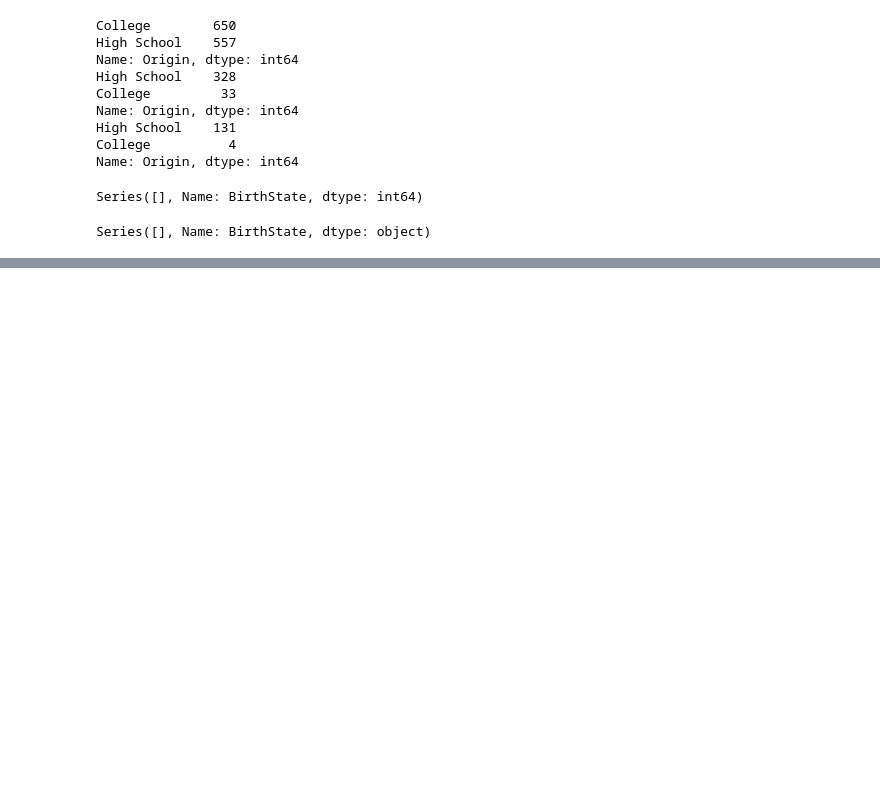
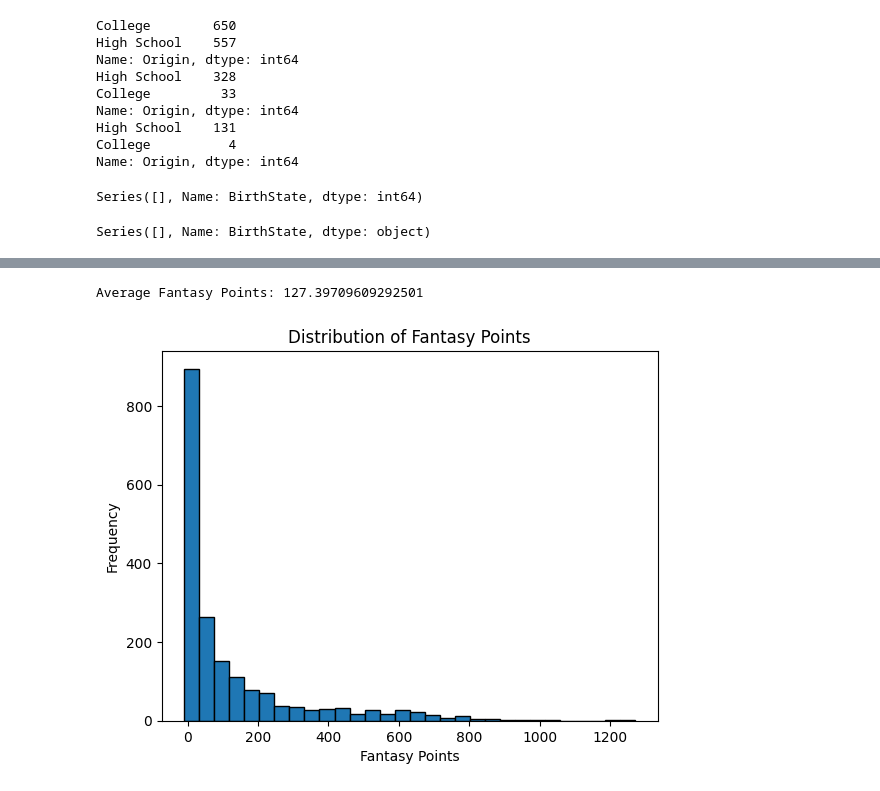
Before and after one commit to avidcyclist/baseball_data, a Jupyter notebook: data/data_playground.ipynb, the cells around one changed output, grey strips where cells are left out. Drawn from its saved outputs; the diff is of its cells as text; code cells hidden in the pictures; blank space fills up the shorter version.

Commit message:
2024 player stats ingested, need to create database and transform it a bit

```diff
--- a/data/data_playground.ipynb
+++ b/data/data_playground.ipynb
@@ -616,0 +641,4 @@ Unique values in BirthCountry: ['Usa' 'Panama' 'Venezuela' 'Puerto Rico' 'Aruba'
+# %%
+player_stats_file_path = os.getenv('PLAYER_STATS_CSV_PATH')
+player_stats = pd.read_csv(player_stats_file_path)
+player_stats.info()
@@ -616,0 +689,17 @@ Unique values in BirthCountry: ['Usa' 'Panama' 'Venezuela' 'Puerto Rico' 'Aruba'
+# %%
+# Calculate the average fantasy points for all players
+average_fantasy_points = player_stats['FantasyPoints'].mean()
+print(f"Average Fantasy Points: {average_fantasy_points}")
+# %% [output]
+Average Fantasy Points: 127.39709609292501
+# %%
+import matplotlib.pyplot as plt
+
+# Plot the distribution of Fantasy Points
+plt.hist(player_stats['FantasyPoints'].dropna(), bins=30, edgecolor='k')
+plt.title('Distribution of Fantasy Points')
+plt.xlabel('Fantasy Points')
+plt.ylabel('Frequency')
+plt.show()
+# %% [output]
+[figure, added]
```
Also changed, not shown: parts of 5 cells of this notebook, 1 other file.
